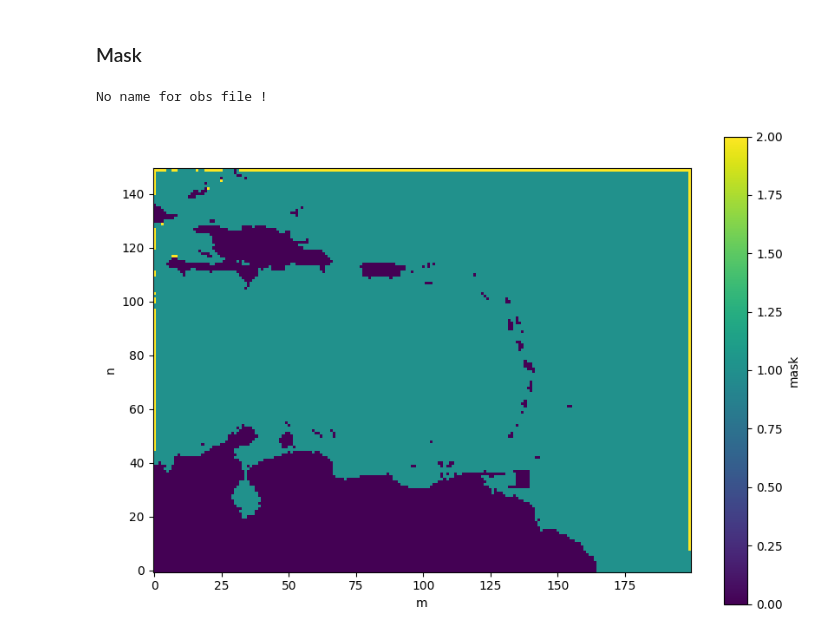
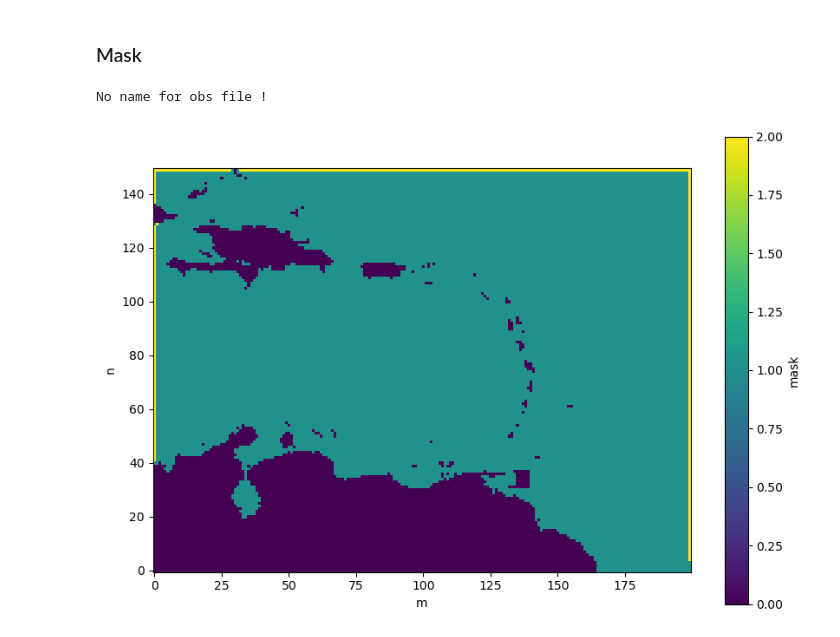
Before and after one commit to Deltares-research/cht_hurrywave, a Jupyter notebook: examples/hw_setup.ipynb, the cells around one changed output. Cells and saved outputs as stored; diff of their text form; code cells hidden in the pictures.

Commit message:
changes_bathy

```diff
--- a/examples/hw_setup.ipynb
+++ b/examples/hw_setup.ipynb
@@ -57,16 +49,8 @@ xgr_dep, ygr_dep = np.meshgrid(x_dep, y_dep)
 hw.input.update({'mskfile': 'hurrywave.msk', 'depfile': 'hurrywave.dep'})
 
 # Get bathy/topo
-bathymetry = HurryWaveBathymetry(hw = hw)
-bathymetry.set_bathymetry_from_other_source2(hw.grid, xgr_dep[0,:], ygr_dep[:,0], dep, rectilinearSourceData=False)
+hw.grid.set_bathymetry_from_other_source2(xgr_dep[0,:], ygr_dep[:,0], dep)
 
-da = xr.DataArray(
-    data=bathymetry.z,
-    coords=hw.grid.coordinates,
-    dims=("n", "m"),
-    attrs={"_FillValue": -99999.0},
-)
-hw.grid.ds["bed_level"] = da
 
 fig, ax = plt.subplots(1,1, figsize = (10,7))
 ax.set_aspect("equal")
@@ -79,24 +63,24 @@ hw.grid.ds["bed_level"].plot(ax = ax, vmin = -5000, vmax = 50)
 # %%
 # Initialize polygons as None
 include_polygon = None
 exclude_polygon = None
 boundary_polygon = None
 
 boundary_polygon = gpd.read_file(os.path.join(hw.path, "gis", "open_boundary_polygon.shp"))
 hw.grid.build_mask(zmin=-10000,
                     zmax=1,
                     include_polygon=include_polygon,
                     include_zmin=None, include_zmax=None,
                     boundary_polygon = boundary_polygon,
-                    boundary_zmax= -2000
+                    boundary_zmax= -100
                     )
 
 
 hw.grid.write_msk_file()
 fig, ax = plt.subplots(1,1, figsize = (10,7))
 ax.set_aspect("equal")
 hw.grid.ds.mask.plot(ax = ax)
 hw.write()
 # %% [output]
 No name for obs file !
-[figure, old version]
+[figure, new version]
```
Also changed, not shown: parts of 4 cells of this notebook, 12 other files.
